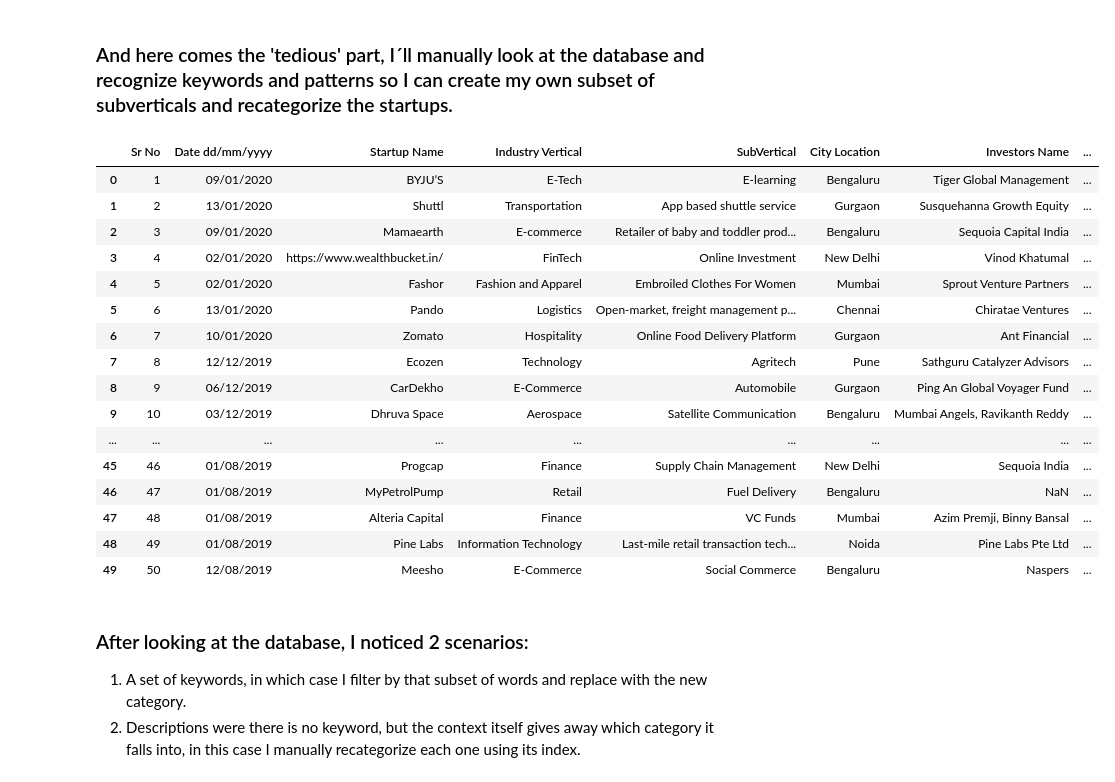
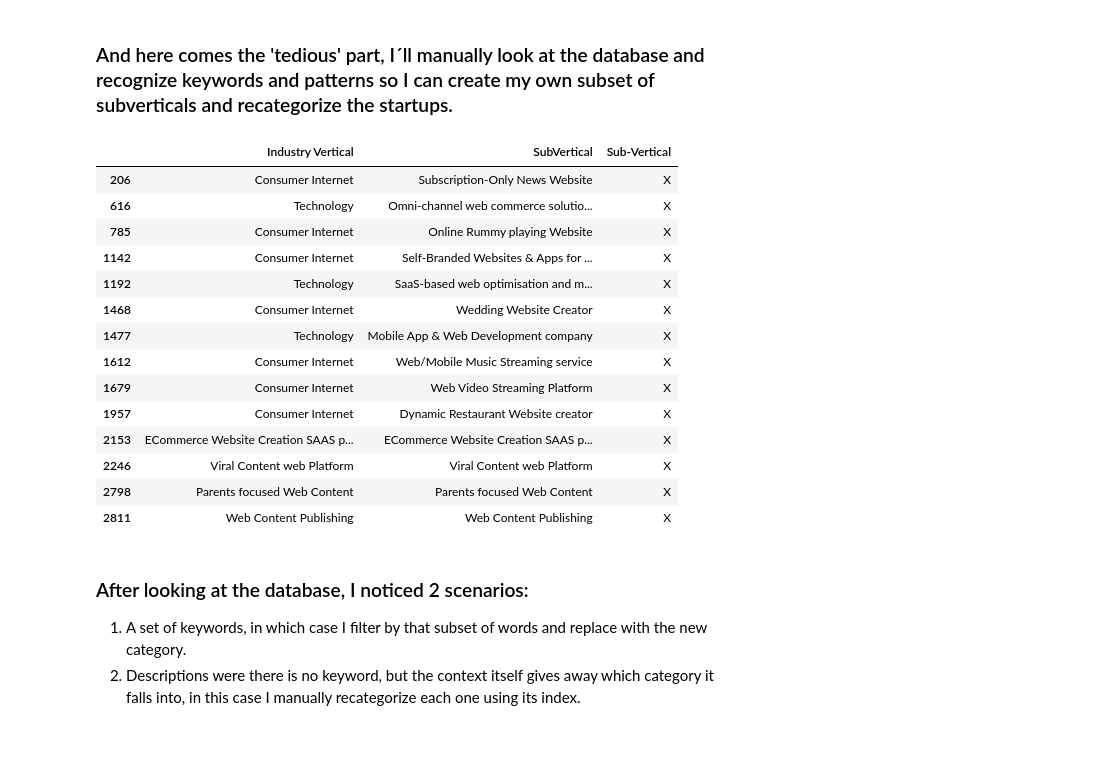
Before and after one commit to Jhan303/Startup-Funding-Regression-Project, a Jupyter notebook: Startup Funding Regression Project.ipynb, the cells around one changed output. Drawn from its saved outputs; the diff is of its cells as text; code cells hidden in the pictures; blank space fills up the shorter version.

```diff
--- a/Startup Funding Regression Project.ipynb
+++ b/Startup Funding Regression Project.ipynb
@@ -150,25 +156,23 @@ df['SubVertical'] = df['SubVertical'].fillna(df['Industry Vertical'])
 # %% [markdown]
 ### And here comes the 'tedious' part, I´ll manually look at the database and recognize keywords and patterns so I can create my own subset of subverticals and recategorize the startups.
 # %%
-df.loc[(df['Sub-Vertical'] == 'X') & (df['SubVertical'].str.contains('', case=False))].head(50)
+df.loc[(df['Sub-Vertical'] == 'X') & (df['SubVertical'].str.contains(r'web', regex=True, case=False, na=False)), ['Industry Vertical','SubVertical','Sub-Vertical']].tail(50)
 # %% [output]
-|  | Sr No | Date dd/mm/yyyy | Startup Name | Industry Vertical | SubVertical | City Location | Investors Name | ... |
-| 0 | 1 | 09/01/2020 | BYJU’S | E-Tech | E-learning | Bengaluru | Tiger Global Management | ... |
-| 1 | 2 | 13/01/2020 | Shuttl | Transportation | App based shuttle service | Gurgaon | Susquehanna Growth Equity | ... |
-| 2 | 3 | 09/01/2020 | Mamaearth | E-commerce | Retailer of baby and toddler prod... | Bengaluru | Sequoia Capital India | ... |
-| 3 | 4 | 02/01/2020 | https://www.wealthbucket.in/ | FinTech | Online Investment | New Delhi | Vinod Khatumal | ... |
-| 4 | 5 | 02/01/2020 | Fashor | Fashion and Apparel | Embroiled Clothes For Women | Mumbai | Sprout Venture Partners | ... |
-| 5 | 6 | 13/01/2020 | Pando | Logistics | Open-market, freight management p... | Chennai | Chiratae Ventures | ... |
-| 6 | 7 | 10/01/2020 | Zomato | Hospitality | Online Food Delivery Platform | Gurgaon | Ant Financial | ... |
-| 7 | 8 | 12/12/2019 | Ecozen | Technology | Agritech | Pune | Sathguru Catalyzer Advisors | ... |
-| 8 | 9 | 06/12/2019 | CarDekho | E-Commerce | Automobile | Gurgaon | Ping An Global Voyager Fund | ... |
-| 9 | 10 | 03/12/2019 | Dhruva Space | Aerospace | Satellite Communication | Bengaluru | Mumbai Angels, Ravikanth Reddy | ... |
-| ... | ... | ... | ... | ... | ... | ... | ... | ... |
-| 45 | 46 | 01/08/2019 | Progcap | Finance | Supply Chain Management | New Delhi | Sequoia India | ... |
-| 46 | 47 | 01/08/2019 | MyPetrolPump | Retail | Fuel Delivery | Bengaluru | NaN | ... |
-| 47 | 48 | 01/08/2019 | Alteria Capital | Finance | VC Funds | Mumbai | Azim Premji, Binny Bansal | ... |
-| 48 | 49 | 01/08/2019 | Pine Labs | Information Technology | Last-mile retail transaction tech... | Noida | Pine Labs Pte Ltd | ... |
-| 49 | 50 | 12/08/2019 | Meesho | E-Commerce | Social Commerce | Bengaluru | Naspers | ... |
+|  | Industry Vertical | SubVertical | Sub-Vertical |
+| 206 | Consumer Internet | Subscription-Only News Website | X |
+| 616 | Technology | Omni-channel web commerce solutio... | X |
+| 785 | Consumer Internet | Online Rummy playing Website | X |
+| 1142 | Consumer Internet | Self-Branded Websites & Apps for ... | X |
+| 1192 | Technology | SaaS-based web optimisation and m... | X |
+| 1468 | Consumer Internet | Wedding Website Creator | X |
+| 1477 | Technology | Mobile App & Web Development company | X |
+| 1612 | Consumer Internet | Web/Mobile Music Streaming service | X |
+| 1679 | Consumer Internet | Web Video Streaming Platform | X |
+| 1957 | Consumer Internet | Dynamic Restaurant Website creator | X |
+| 2153 | ECommerce Website Creation SAAS p... | ECommerce Website Creation SAAS p... | X |
+| 2246 | Viral Content web Platform | Viral Content web Platform | X |
+| 2798 | Parents focused Web Content | Parents focused Web Content | X |
+| 2811 | Web Content Publishing | Web Content Publishing | X |
 # %% [markdown]
 ### After looking at the database, I noticed 2 scenarios:
 1. A set of keywords, in which case I filter by that subset of words and replace with the new category.
```
Also changed, not shown: parts of 23 cells of this notebook.
